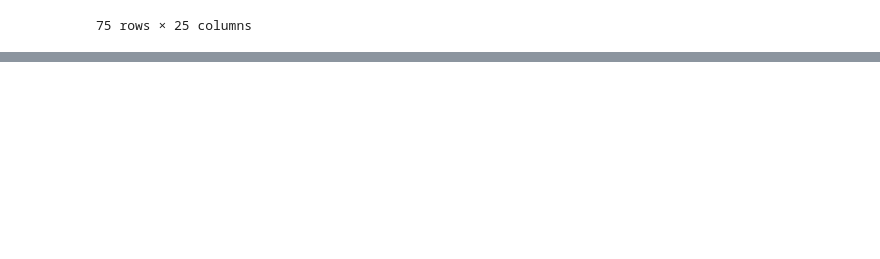
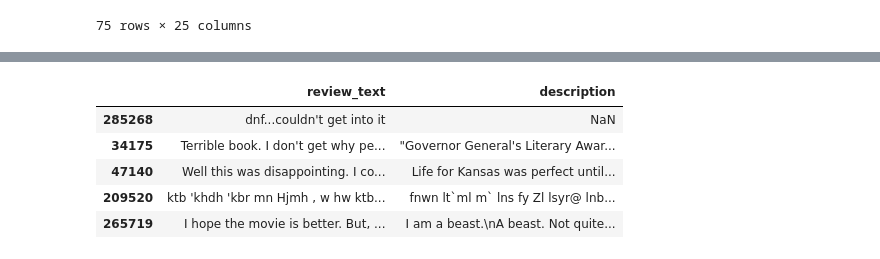
Before and after one commit to Mcjack1999/Goodratings, a Jupyter notebook: Goodreads.ipynb, the cells around one changed output, grey strips where cells are left out. Saved outputs shown, nothing was run; the diff lists cells and outputs as text; code cells hidden in the pictures; blank space fills up the shorter version.

Commit message:
viewing descip and review text

```diff
--- a/Goodreads.ipynb
+++ b/Goodreads.ipynb
@@ -675,3 +737,3 @@ df_2star.info()
 # %%
-df_1star = pd.read_csv("1star_reviews.csv")
+df_1star = pd.read_csv("./Data/1star_reviews.csv")
 df_1star.info()
@@ -680,0 +781,12 @@ df_0star.info()
+# %%
+sample_1star= df_1star.sample(10000, random_state=42)
+# %%
+pd.set_option('display.max_colwidth', None)
+sample_1star[['review_text','description']].sample(5, random_state=1)
+# %% [output]
+|  | review_text | description |
+| 285268 | dnf...couldn't get into it | NaN |
+| 34175 | Terrible book. I don't get why pe... | "Governor General's Literary Awar... |
+| 47140 | Well this was disappointing. I co... | Life for Kansas was perfect until... |
+| 209520 | ktb 'khdh 'kbr mn Hjmh , w hw ktb... | fnwn lt`ml m` lns fy Zl lsyr@ lnb... |
+| 265719 | I hope the movie is better. But, ... | I am a beast.\nA beast. Not quite... |
```
Also changed, not shown: parts of 9 cells of this notebook.
